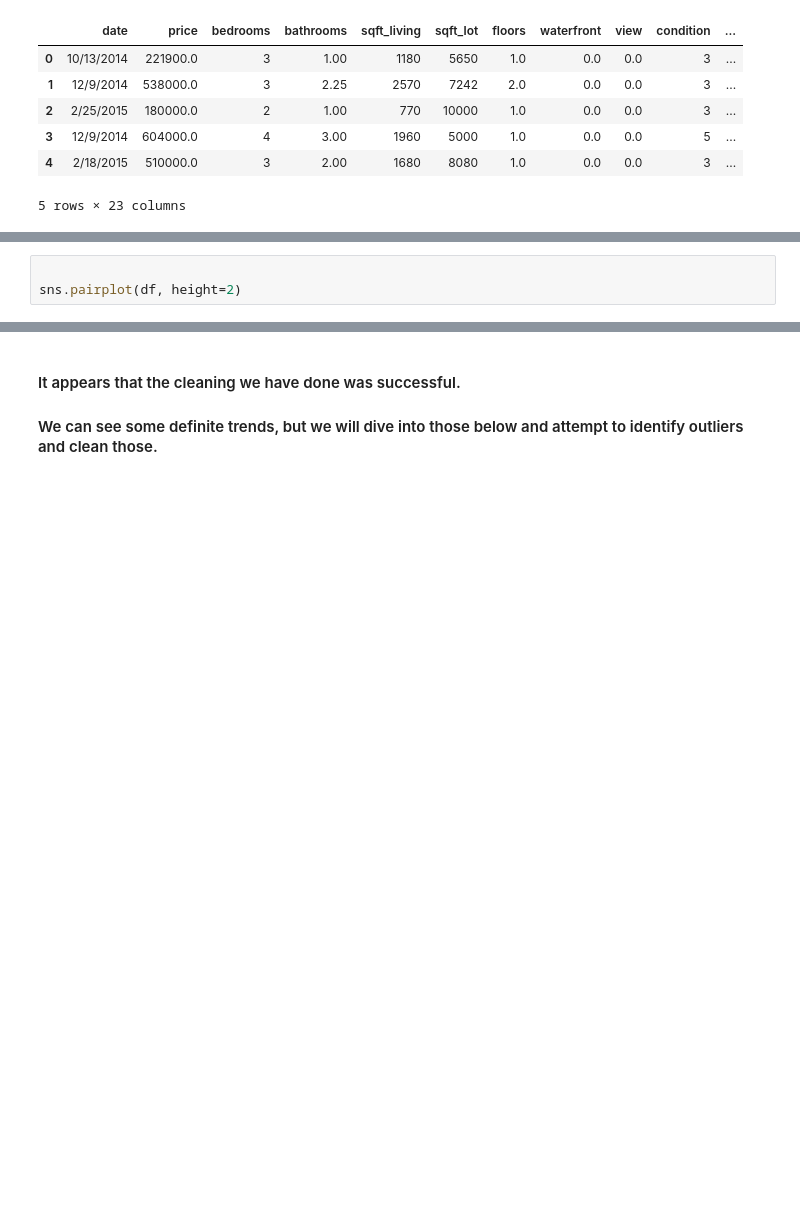
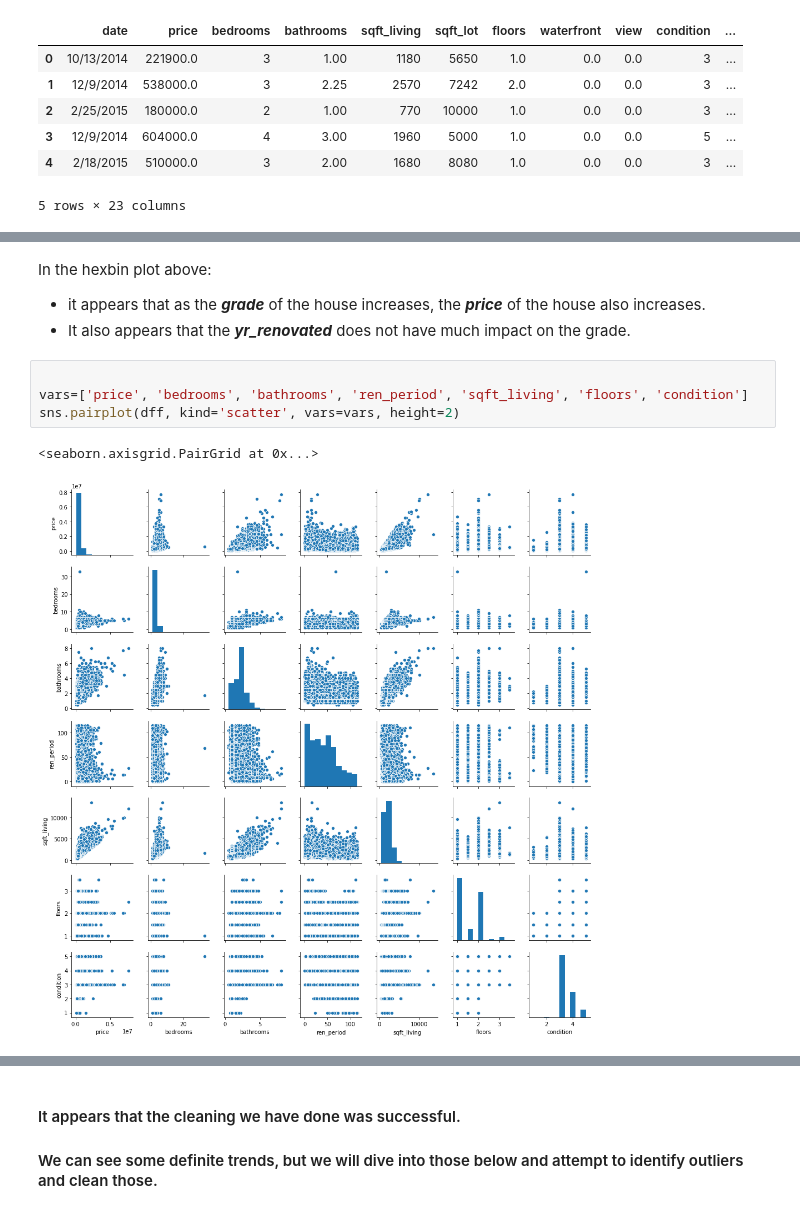
Before and after one commit to Cheffrey2000/Real-Estate-Price_Prediction, a Jupyter notebook: Jeffrey Hinkle KC Housing Data Analysis.ipynb, the cells around one changed output, grey strips where cells are left out. Saved outputs shown, nothing was run; the diff lists cells and outputs as text; blank space fills up the shorter version.

```diff
--- a/Jeffrey Hinkle KC Housing Data Analysis.ipynb
+++ b/Jeffrey Hinkle KC Housing Data Analysis.ipynb
@@ -263,3 +266,11 @@ dff.plot.hexbin(x='yr_renovated', y='grade', C='price', figsize=(13,8))
-# %%
-
-sns.pairplot(df, height=2)
+# %% [markdown]
+In the hexbin plot above:
+- it appears that as the __*grade*__ of the house increases, the __*price*__ of the house also increases.
+- It also appears that the __*yr_renovated*__ does not have much impact on the grade.
+# %%
+
+vars=['price', 'bedrooms', 'bathrooms', 'ren_period', 'sqft_living', 'floors', 'condition']
+sns.pairplot(dff, kind='scatter', vars=vars, height=2)
+# %% [output]
+<seaborn.axisgrid.PairGrid at 0x...>
+[figure, added]
```
Also changed, not shown: parts of 24 cells of this notebook.
